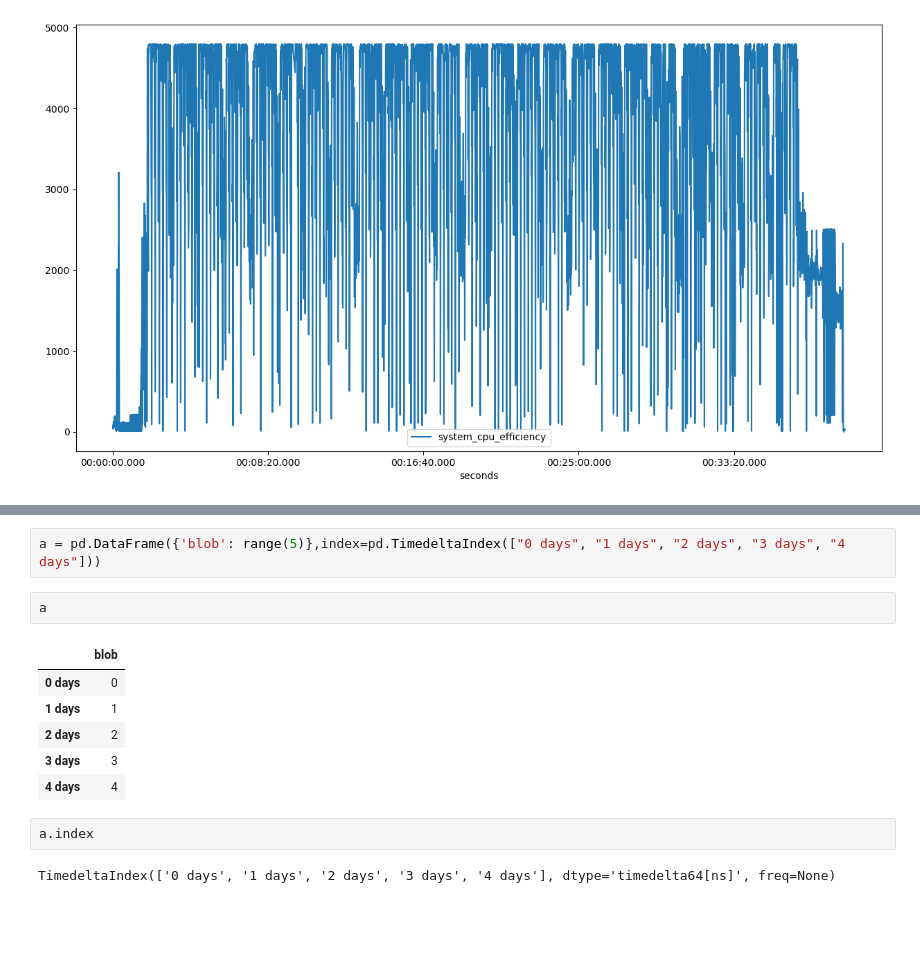
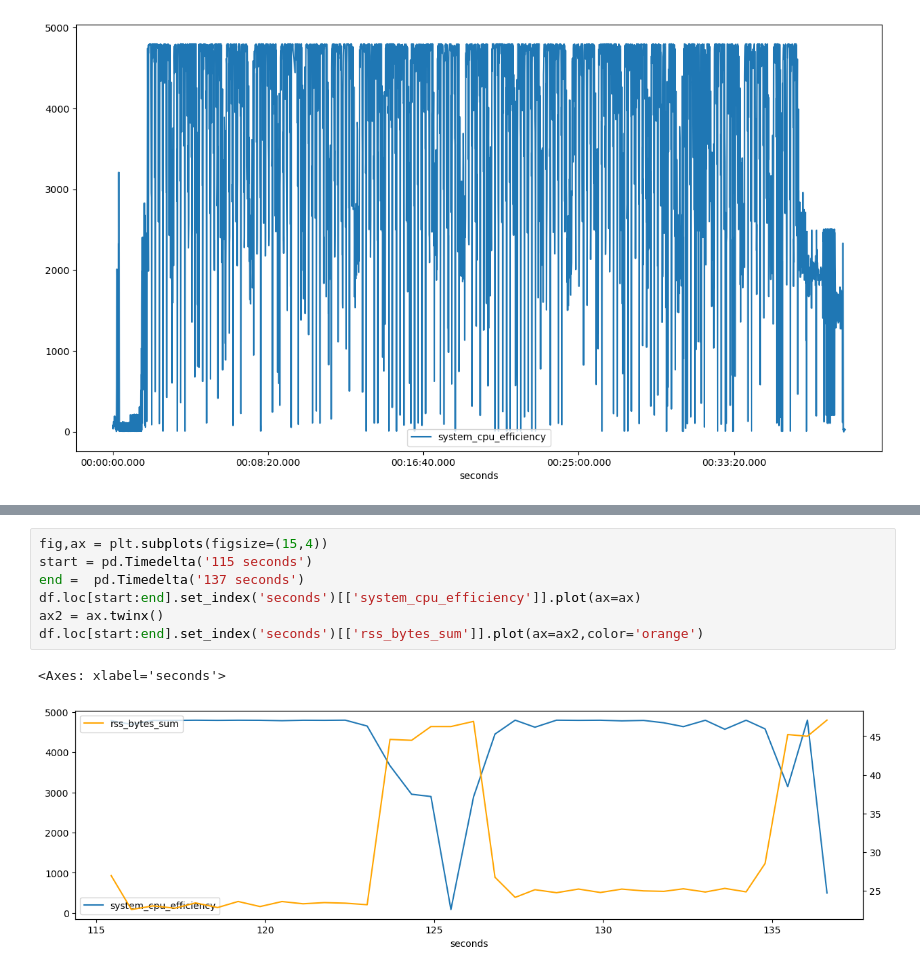
Before and after one commit to 21centuryweather/UM_config_tools, a Jupyter notebook: notebooks/Plot_HPC_Dashboard_logs.ipynb, the cells around one changed output, grey strips where cells are left out. Saved outputs shown, nothing was run; the diff lists cells and outputs as text; blank space fills up the shorter version.

```diff
--- a/notebooks/Plot_HPC_Dashboard_logs.ipynb
+++ b/notebooks/Plot_HPC_Dashboard_logs.ipynb
@@ -74,15 +265,10 @@ Timedelta('0 days 00:01:20')
 # %%
-a = pd.DataFrame({'blob': range(5)},index=pd.TimedeltaIndex(["0 days", "1 days", "2 days", "3 days", "4 days"]))
+fig,ax = plt.subplots(figsize=(15,4))
+start = pd.Timedelta('115 seconds')
+end =  pd.Timedelta('137 seconds')
+df.loc[start:end].set_index('seconds')[['system_cpu_efficiency']].plot(ax=ax)
+ax2 = ax.twinx()
+df.loc[start:end].set_index('seconds')[['rss_bytes_sum']].plot(ax=ax2,color='orange')
+# %% [output]
+<Axes: xlabel='seconds'>
+[figure, added]
-# %%
-a
-# %% [output]
-|  | blob |
-| 0 days | 0 |
-| 1 days | 1 |
-| 2 days | 2 |
-| 3 days | 3 |
-| 4 days | 4 |
-# %%
-a.index
-# %% [output]
-TimedeltaIndex(['0 days', '1 days', '2 days', '3 days', '4 days'], dtype='timedelta64[ns]', freq=None)
```
Also changed, not shown: parts of 24 cells of this notebook.
